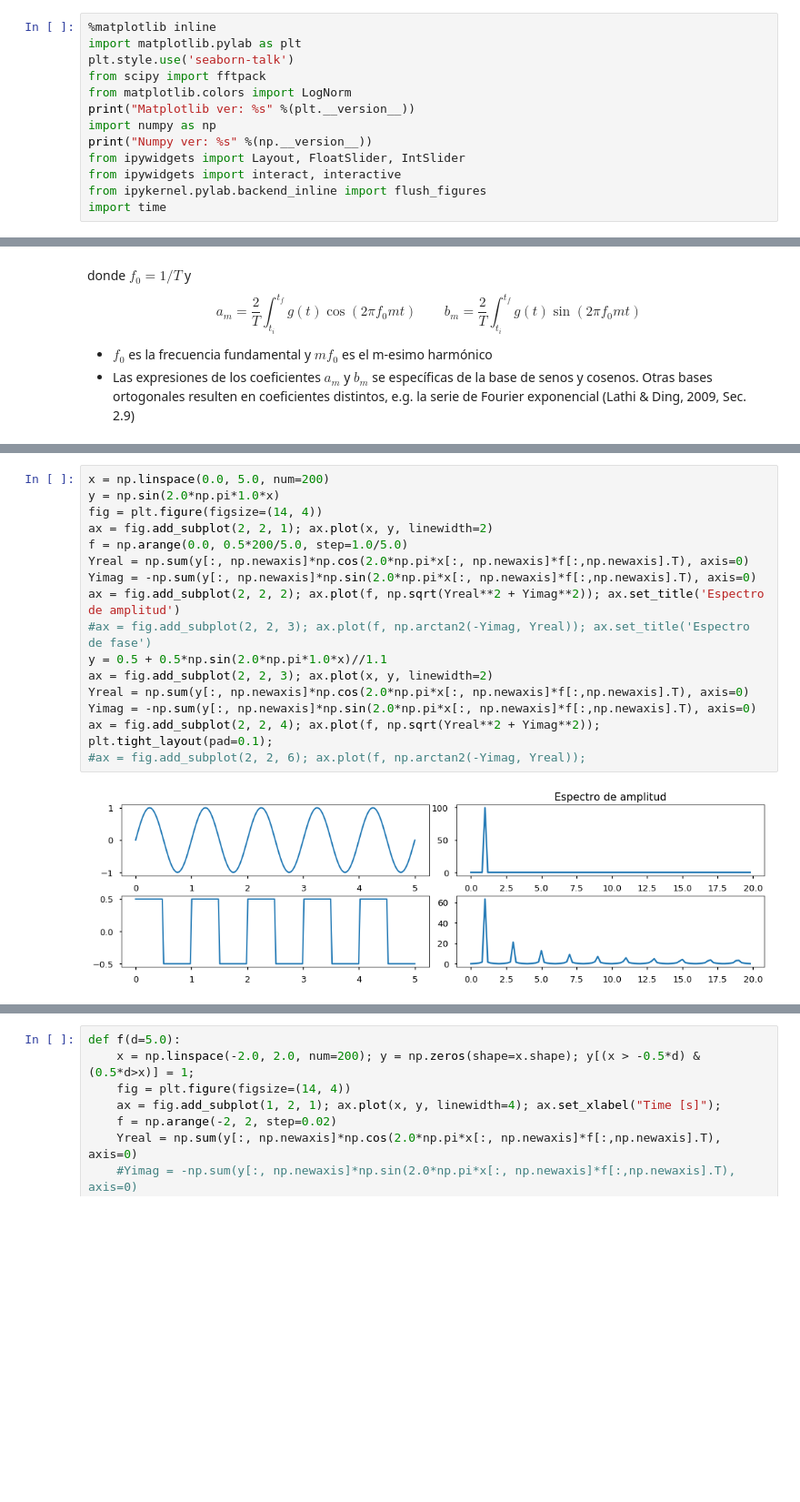
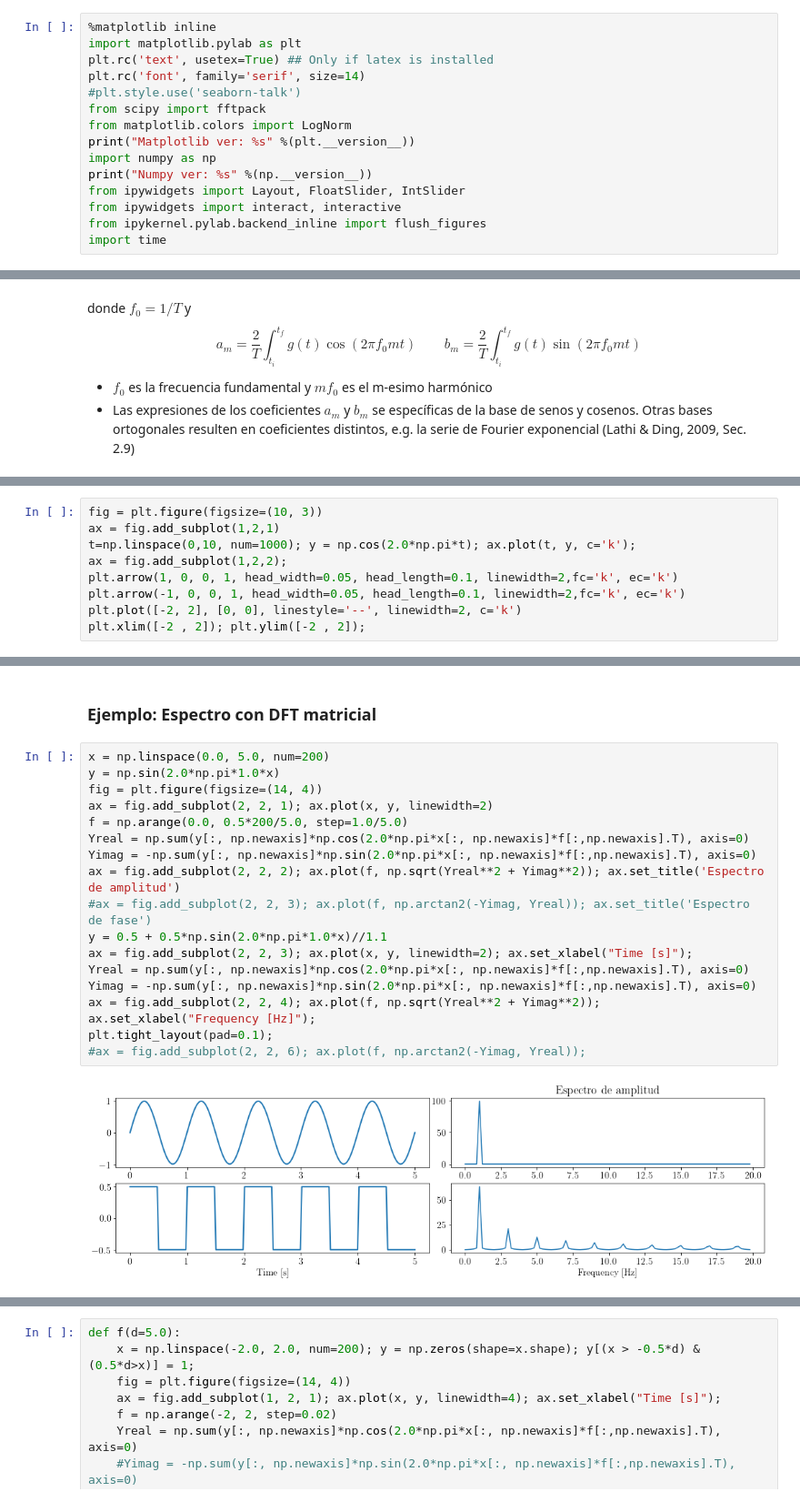
Before and after one commit to phuijse/UACH-INFO185, a Jupyter notebook: unidad2_sistemas_de_comunicacion.ipynb, the cells around one changed output, grey strips where cells are left out. Shown at 91% size. Saved outputs shown, nothing was run; the diff lists cells and outputs as text; blank space fills up the shorter version.

Commit message:
Textos en latex para los gráficos y slides de transformadas comunes

```diff
--- a/unidad2_sistemas_de_comunicacion.ipynb
+++ b/unidad2_sistemas_de_comunicacion.ipynb
@@ -8,7 +8,9 @@
 # %%
 %matplotlib inline
 import matplotlib.pylab as plt
-plt.style.use('seaborn-talk')
+plt.rc('text', usetex=True) ## Only if latex is installed
+plt.rc('font', family='serif', size=14)
+#plt.style.use('seaborn-talk')
 from scipy import fftpack
 from matplotlib.colors import LogNorm
 print("Matplotlib ver: %s" %(plt.__version__))
@@ -366,0 +453,9 @@ $$
+# %%
+fig = plt.figure(figsize=(10, 3))
+ax = fig.add_subplot(1,2,1)
+t=np.linspace(0,10, num=1000); y = np.cos(2.0*np.pi*t); ax.plot(t, y, c='k');
+ax = fig.add_subplot(1,2,2);
+plt.arrow(1, 0, 0, 1, head_width=0.05, head_length=0.1, linewidth=2,fc='k', ec='k')
+plt.arrow(-1, 0, 0, 1, head_width=0.05, head_length=0.1, linewidth=2,fc='k', ec='k')
+plt.plot([-2, 2], [0, 0], linestyle='--', linewidth=2, c='k')
+plt.xlim([-2 , 2]); plt.ylim([-2 , 2]);
@@ -395,18 +533,21 @@ Notar que N puntos en el tiempo se mapean con N frecuencias independientes
+# %% [markdown]
+### Ejemplo: Espectro con DFT matricial
 # %%
 x = np.linspace(0.0, 5.0, num=200)
 y = np.sin(2.0*np.pi*1.0*x)
 fig = plt.figure(figsize=(14, 4))
 ax = fig.add_subplot(2, 2, 1); ax.plot(x, y, linewidth=2)
 f = np.arange(0.0, 0.5*200/5.0, step=1.0/5.0)
 Yreal = np.sum(y[:, np.newaxis]*np.cos(2.0*np.pi*x[:, np.newaxis]*f[:,np.newaxis].T), axis=0)
 Yimag = -np.sum(y[:, np.newaxis]*np.sin(2.0*np.pi*x[:, np.newaxis]*f[:,np.newaxis].T), axis=0)
 ax = fig.add_subplot(2, 2, 2); ax.plot(f, np.sqrt(Yreal**2 + Yimag**2)); ax.set_title('Espectro de amplitud')
 #ax = fig.add_subplot(2, 2, 3); ax.plot(f, np.arctan2(-Yimag, Yreal)); ax.set_title('Espectro de fase')
 y = 0.5 + 0.5*np.sin(2.0*np.pi*1.0*x)//1.1
-ax = fig.add_subplot(2, 2, 3); ax.plot(x, y, linewidth=2)
+ax = fig.add_subplot(2, 2, 3); ax.plot(x, y, linewidth=2); ax.set_xlabel("Time [s]");
 Yreal = np.sum(y[:, np.newaxis]*np.cos(2.0*np.pi*x[:, np.newaxis]*f[:,np.newaxis].T), axis=0)
 Yimag = -np.sum(y[:, np.newaxis]*np.sin(2.0*np.pi*x[:, np.newaxis]*f[:,np.newaxis].T), axis=0)
-ax = fig.add_subplot(2, 2, 4); ax.plot(f, np.sqrt(Yreal**2 + Yimag**2)); plt.tight_layout(pad=0.1);
+ax = fig.add_subplot(2, 2, 4); ax.plot(f, np.sqrt(Yreal**2 + Yimag**2)); ax.set_xlabel("Frequency [Hz]");
+plt.tight_layout(pad=0.1);
 #ax = fig.add_subplot(2, 2, 6); ax.plot(f, np.arctan2(-Yimag, Yreal));
 # %% [output]
-[figure, old version]
+[figure, new version]
```
Also changed, not shown: parts of 24 cells of this notebook, 1 other file.
